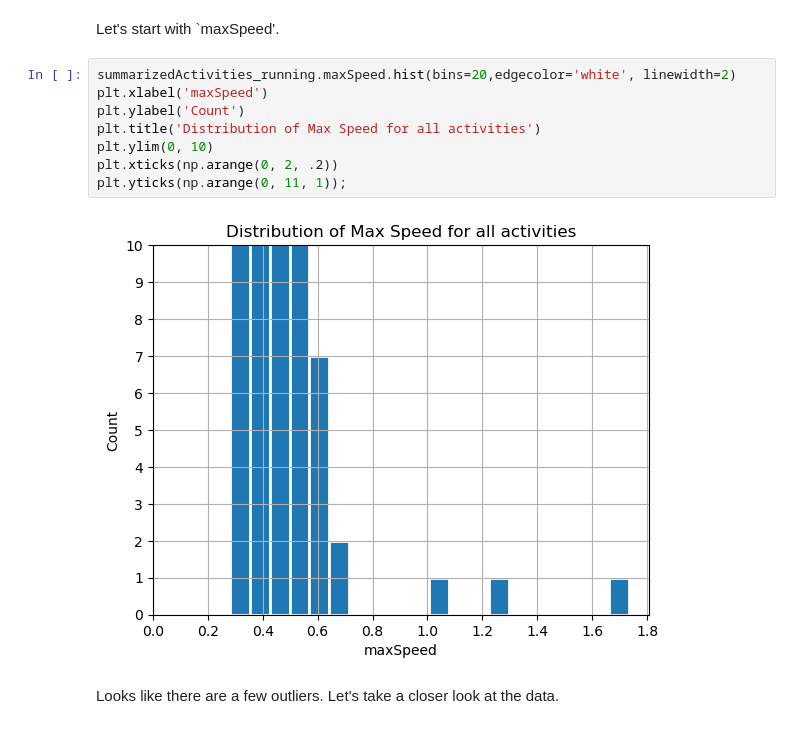
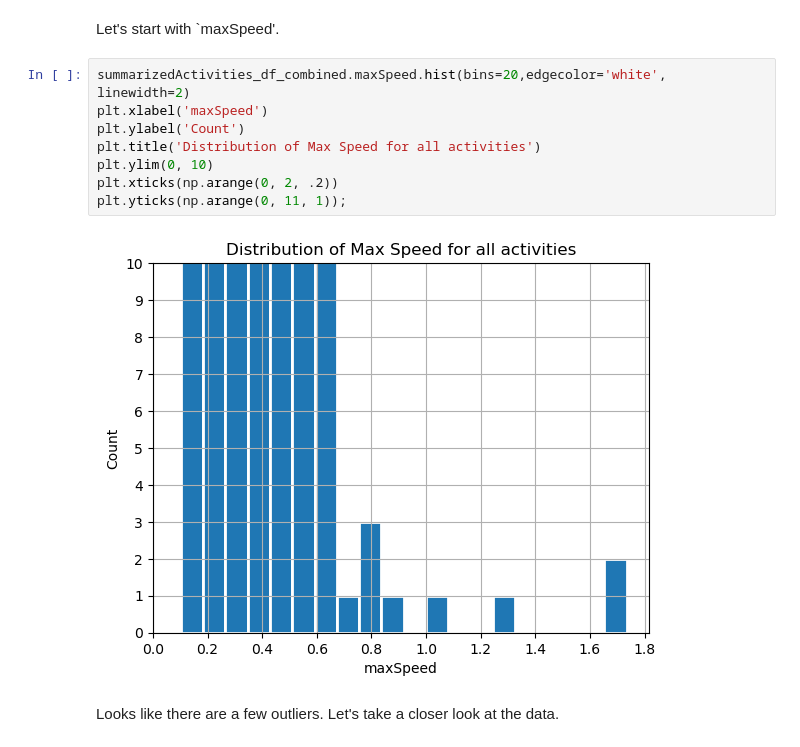
Before and after one commit to marcmehrotra/Springboard, a Jupyter notebook: Capstone Project 2/code/Stage2_Capstone_2_Data_Wrangling.ipynb, the cells around one changed output. Drawn from its saved outputs; the diff is of its cells as text.

```diff
--- a/Capstone Project 2/code/Stage2_Capstone_2_Data_Wrangling.ipynb
+++ b/Capstone Project 2/code/Stage2_Capstone_2_Data_Wrangling.ipynb
@@ -441,15 +430,15 @@ Possible areas of concern:
 # %% [markdown]
 Let's start with `maxSpeed'.
 # %%
-summarizedActivities_running.maxSpeed.hist(bins=20,edgecolor='white', linewidth=2)
+summarizedActivities_df_combined.maxSpeed.hist(bins=20,edgecolor='white', linewidth=2)
 plt.xlabel('maxSpeed')
 plt.ylabel('Count')
 plt.title('Distribution of Max Speed for all activities')
 plt.ylim(0, 10)
 plt.xticks(np.arange(0, 2, .2))
 plt.yticks(np.arange(0, 11, 1));
 # %% [output]
-[figure, old version]
+[figure, new version]
 # %% [markdown]
 Looks like there are a few outliers.  Let's take a closer look at the data.
 # %%
```
Also changed, not shown: parts of 146 cells of this notebook.
